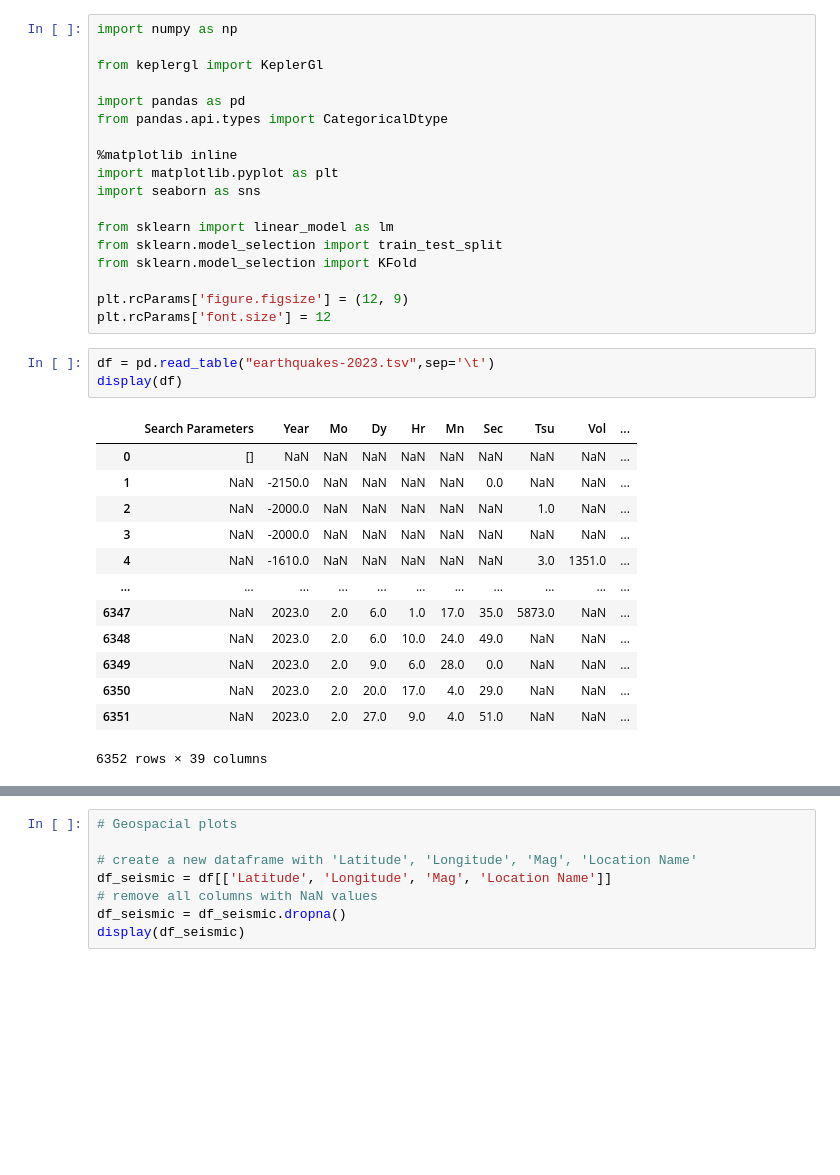
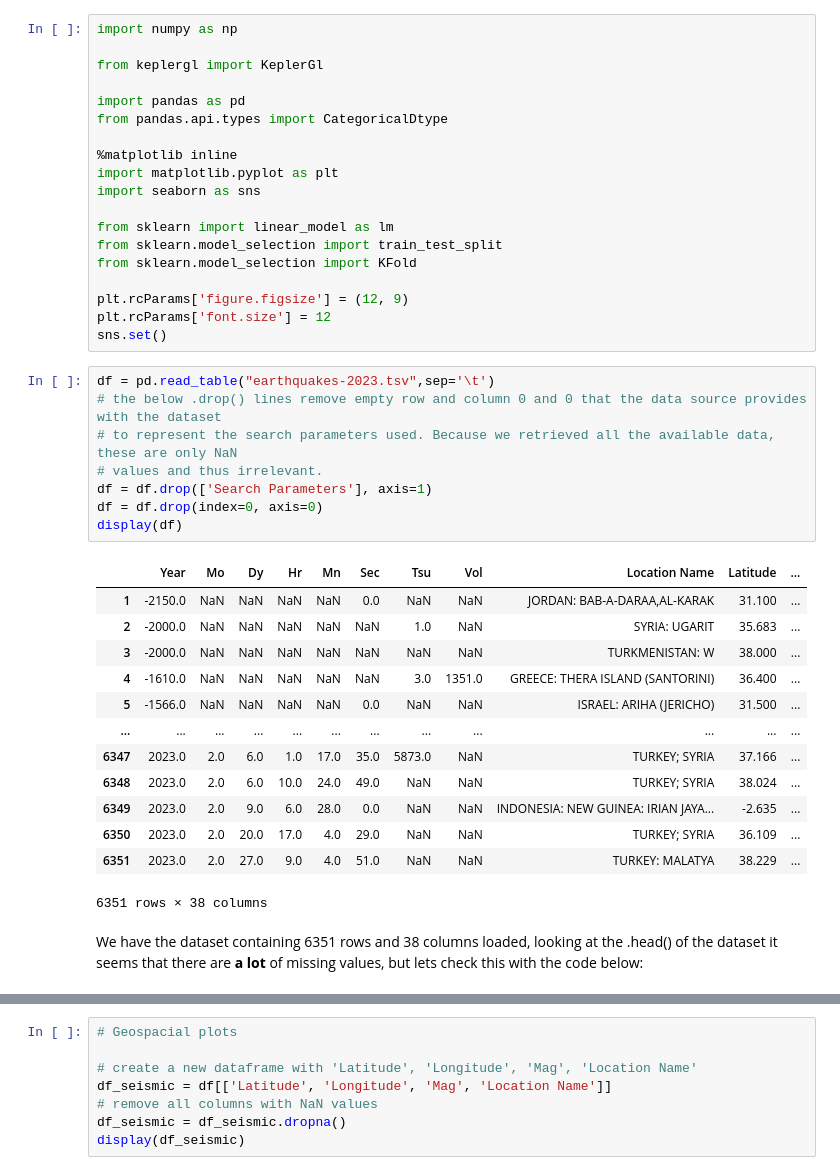
Before and after one commit to Matthijs-Vossen/Earthquake-Analysis, a Jupyter notebook: simon's-eda/eda.ipynb, the cells around one changed output, grey strips where cells are left out. Drawn from its saved outputs; the diff is of its cells as text; blank space fills up the shorter version.

```diff
--- a/simon's-eda/eda.ipynb
+++ b/simon's-eda/eda.ipynb
@@ -16,20 +16,28 @@ from sklearn.model_selection import KFold
 
 plt.rcParams['figure.figsize'] = (12, 9)
 plt.rcParams['font.size'] = 12
+sns.set()
-# %%
-df = pd.read_table("earthquakes-2023.tsv",sep='\t')
-display(df)
-# %% [output]
-|  | Search Parameters | Year | Mo | Dy | Hr | Mn | Sec | Tsu | Vol | ... |
-| 0 | [] | NaN | NaN | NaN | NaN | NaN | NaN | NaN | NaN | ... |
-| 1 | NaN | -2150.0 | NaN | NaN | NaN | NaN | 0.0 | NaN | NaN | ... |
-| 2 | NaN | -2000.0 | NaN | NaN | NaN | NaN | NaN | 1.0 | NaN | ... |
-| 3 | NaN | -2000.0 | NaN | NaN | NaN | NaN | NaN | NaN | NaN | ... |
-| 4 | NaN | -1610.0 | NaN | NaN | NaN | NaN | NaN | 3.0 | 1351.0 | ... |
-| ... | ... | ... | ... | ... | ... | ... | ... | ... | ... | ... |
-| 6347 | NaN | 2023.0 | 2.0 | 6.0 | 1.0 | 17.0 | 35.0 | 5873.0 | NaN | ... |
-| 6348 | NaN | 2023.0 | 2.0 | 6.0 | 10.0 | 24.0 | 49.0 | NaN | NaN | ... |
-| 6349 | NaN | 2023.0 | 2.0 | 9.0 | 6.0 | 28.0 | 0.0 | NaN | NaN | ... |
-| 6350 | NaN | 2023.0 | 2.0 | 20.0 | 17.0 | 4.0 | 29.0 | NaN | NaN | ... |
-| 6351 | NaN | 2023.0 | 2.0 | 27.0 | 9.0 | 4.0 | 51.0 | NaN | NaN | ... |
-6352 rows × 39 columns
+# %%
+df = pd.read_table("earthquakes-2023.tsv",sep='\t')
+# the below .drop() lines remove empty row and column 0 and 0 that the data source provides with the dataset
+# to represent the search parameters used. Because we retrieved all the available data, these are only NaN
+# values and thus irrelevant.
+df = df.drop(['Search Parameters'], axis=1)
+df = df.drop(index=0, axis=0)
+display(df)
+# %% [output]
+|  | Year | Mo | Dy | Hr | Mn | Sec | Tsu | Vol | Location Name | Latitude | ... |
+| 1 | -2150.0 | NaN | NaN | NaN | NaN | 0.0 | NaN | NaN | JORDAN: BAB-A-DARAA,AL-KARAK | 31.100 | ... |
+| 2 | -2000.0 | NaN | NaN | NaN | NaN | NaN | 1.0 | NaN | SYRIA: UGARIT | 35.683 | ... |
+| 3 | -2000.0 | NaN | NaN | NaN | NaN | NaN | NaN | NaN | TURKMENISTAN: W | 38.000 | ... |
+| 4 | -1610.0 | NaN | NaN | NaN | NaN | NaN | 3.0 | 1351.0 | GREECE: THERA ISLAND (SANTORINI) | 36.400 | ... |
+| 5 | -1566.0 | NaN | NaN | NaN | NaN | 0.0 | NaN | NaN | ISRAEL: ARIHA (JERICHO) | 31.500 | ... |
+| ... | ... | ... | ... | ... | ... | ... | ... | ... | ... | ... | ... |
+| 6347 | 2023.0 | 2.0 | 6.0 | 1.0 | 17.0 | 35.0 | 5873.0 | NaN | TURKEY; SYRIA | 37.166 | ... |
+| 6348 | 2023.0 | 2.0 | 6.0 | 10.0 | 24.0 | 49.0 | NaN | NaN | TURKEY; SYRIA | 38.024 | ... |
+| 6349 | 2023.0 | 2.0 | 9.0 | 6.0 | 28.0 | 0.0 | NaN | NaN | INDONESIA: NEW GUINEA: IRIAN JAYA... | -2.635 | ... |
+| 6350 | 2023.0 | 2.0 | 20.0 | 17.0 | 4.0 | 29.0 | NaN | NaN | TURKEY; SYRIA | 36.109 | ... |
+| 6351 | 2023.0 | 2.0 | 27.0 | 9.0 | 4.0 | 51.0 | NaN | NaN | TURKEY: MALATYA | 38.229 | ... |
+6351 rows × 38 columns
+# %% [markdown]
+We have the dataset containing 6351 rows and 38 columns loaded, looking at the .head() of the dataset it seems that there are **a lot** of missing values, but lets check this with the code below:
```
Also changed, not shown: parts of 19 cells of this notebook, 1 other file.
